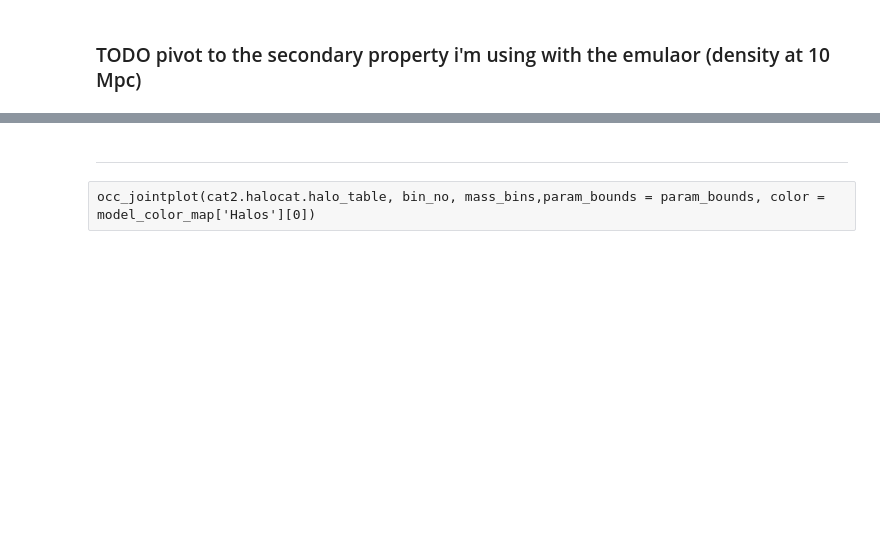
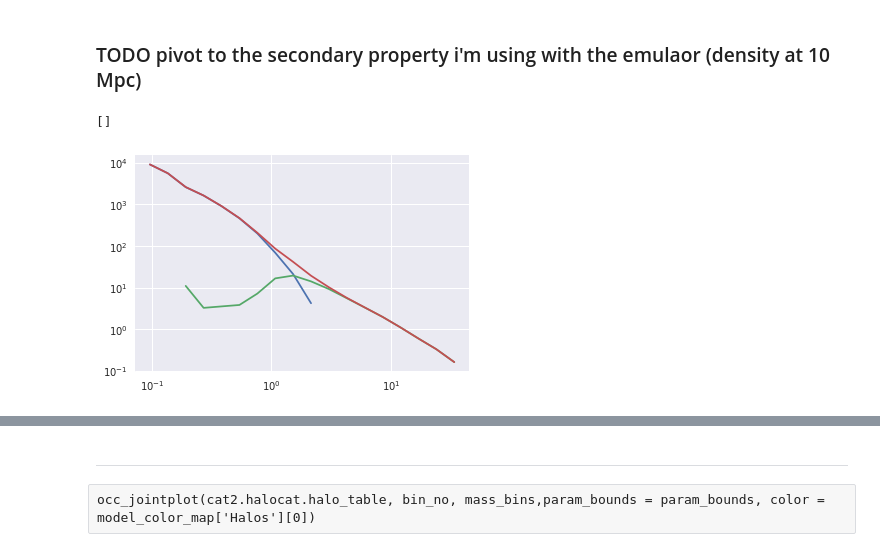
Before and after one commit to mclaughlin6464/pearce, a Jupyter notebook: notebooks/AB_tests/AB Model plots for Aemulus V.ipynb, the cells around one changed output, grey strips where cells are left out. Cells and saved outputs as stored; diff of their text form; code cells hidden in the pictures; blank space fills up the shorter version.

```diff
--- a/notebooks/AB_tests/AB Model plots for Aemulus V.ipynb
+++ b/notebooks/AB_tests/AB Model plots for Aemulus V.ipynb
@@ -282,8 +280,11 @@ galcat = make_sham(halocat.halo_table, 'halo_vpeak')
 #galcat = Table.read('/scratch/users/swmclau2/test_%s_smf_sham.hdf5'%ab_property, format = 'hdf5',
 #                    path = '%s_catalog'%ab_property)
 # %%
-gal_pos = np.vstack(np.array(galcat['halo_%s'%coord]) for coord in ['x', 'y', 'z']).T/h
+gal_pos = np.vstack(np.array(galcat['halo_%s'%coord]) for coord in ['x', 'y', 'z']).T/cat2.h
 # %%
-sham_xi = tpcf(gal_pos, rbins, do_cross = False, estimator = 'Landy-Szalay', num_threads = 4, period = Lbox/h)
+sham_xi = tpcf(gal_pos, rbins, do_cross = False, estimator = 'Landy-Szalay', num_threads = 4, period = cat2.Lbox/cat2.h)
+sham_xi_1h, sham_xi_2h = tpcf_one_two_halo_decomp(gal_pos, galcat['halo_hostid'], rbins, do_cross = False,\
+                                                  estimator = 'Landy-Szalay', num_threads = 4, period = cat2.Lbox/cat2.h)
+#sham_xi = sham_xi_1h + sham_xi_2h
 # %%
 cen_mask = galcat['halo_upid'] == -1
@@ -345 +360,9 @@ corrab_xi = tabulated_hod_xi((sham_cen_hod, sham_sat_hod), (CorrAssembiasTabulat
+# %%
+plt.plot(rbc, sham_xi_1h)
+plt.plot(rbc, sham_xi_2h)
+plt.plot(rbc, sham_xi)
+plt.loglog()
+# %% [output]
+[]
+[figure, added]
 # %%
```
Also changed, not shown: parts of 20 cells of this notebook, 1 other file.
